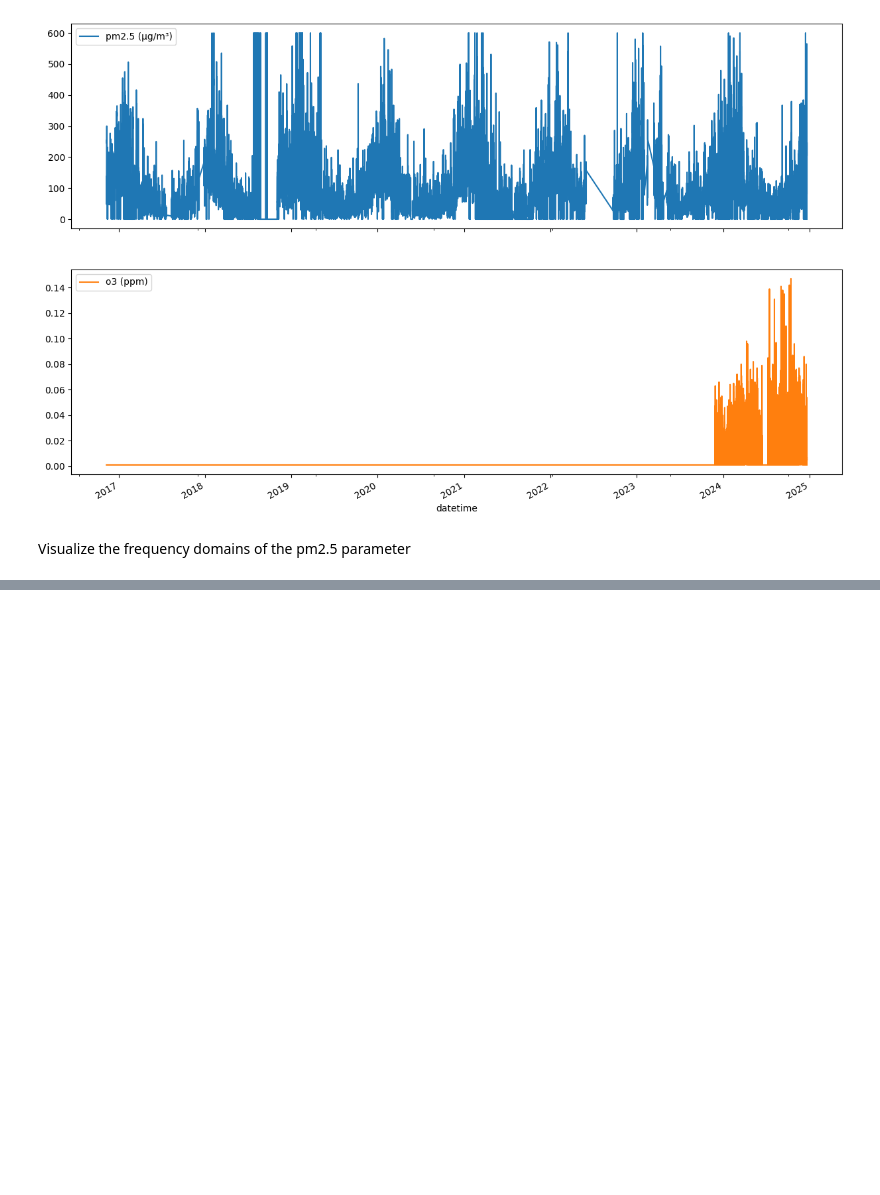
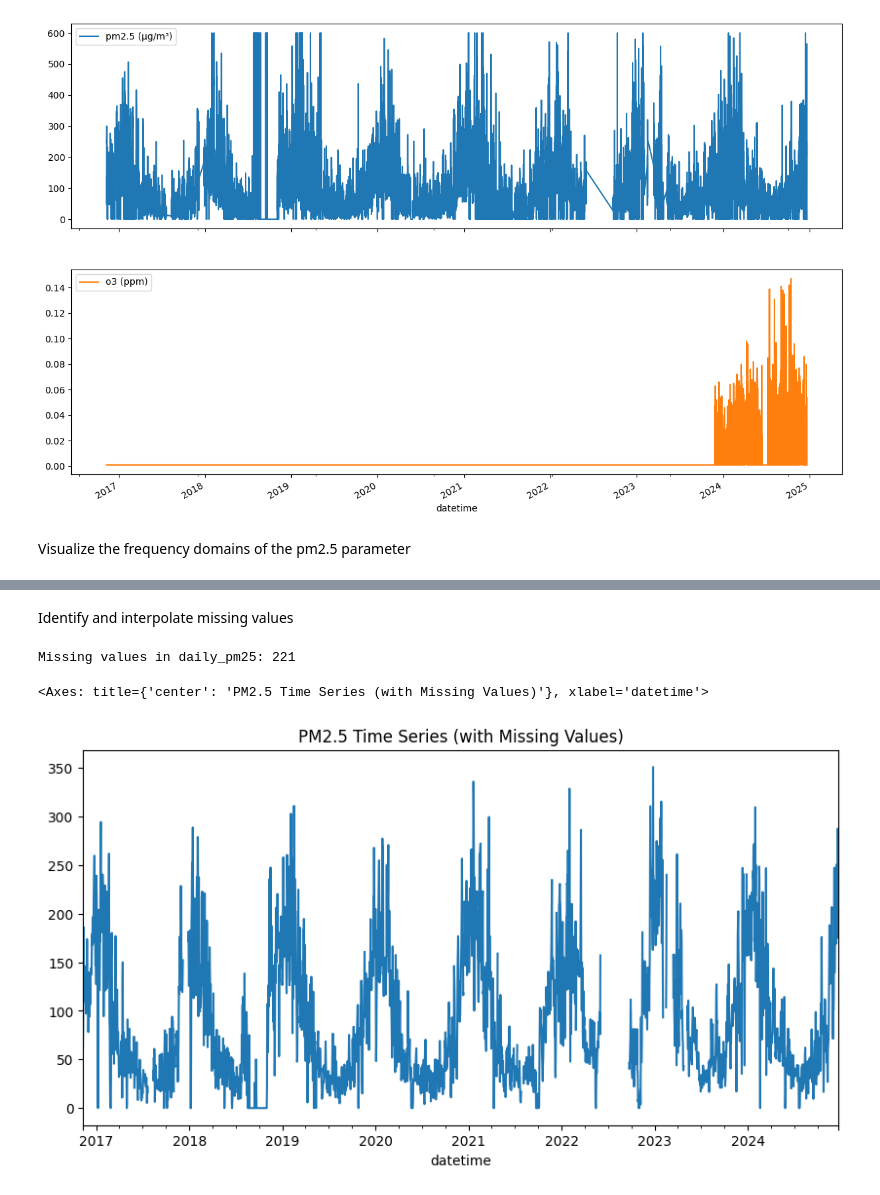
Before and after one commit to cpi-knights/dl-workspace, a Jupyter notebook: aqi_prediction/training.ipynb, the cells around one changed output, grey strips where cells are left out. Cells and saved outputs as stored; diff of their text form; code cells hidden in the pictures; blank space fills up the shorter version.

```diff
--- a/aqi_prediction/training.ipynb
+++ b/aqi_prediction/training.ipynb
@@ -63,0 +85,13 @@ timestamp_s = date_time.map(pd.Timestamp.timestamp)
+# %% [markdown]
+Identify and interpolate missing values
+# %%
+# Check for missing values
+missing_count = daily_pm25.isna().sum()
+print(f"Missing values in daily_pm25: {missing_count}")
+
+# Visualize missing data
+daily_pm25.plot(title="PM2.5 Time Series (with Missing Values)", figsize=(10, 5))
+# %% [output]
+Missing values in daily_pm25: 221
+<Axes: title={'center': 'PM2.5 Time Series (with Missing Values)'}, xlabel='datetime'>
+[figure, added]
```
Also changed, not shown: parts of 23 cells of this notebook, 3 other files.
